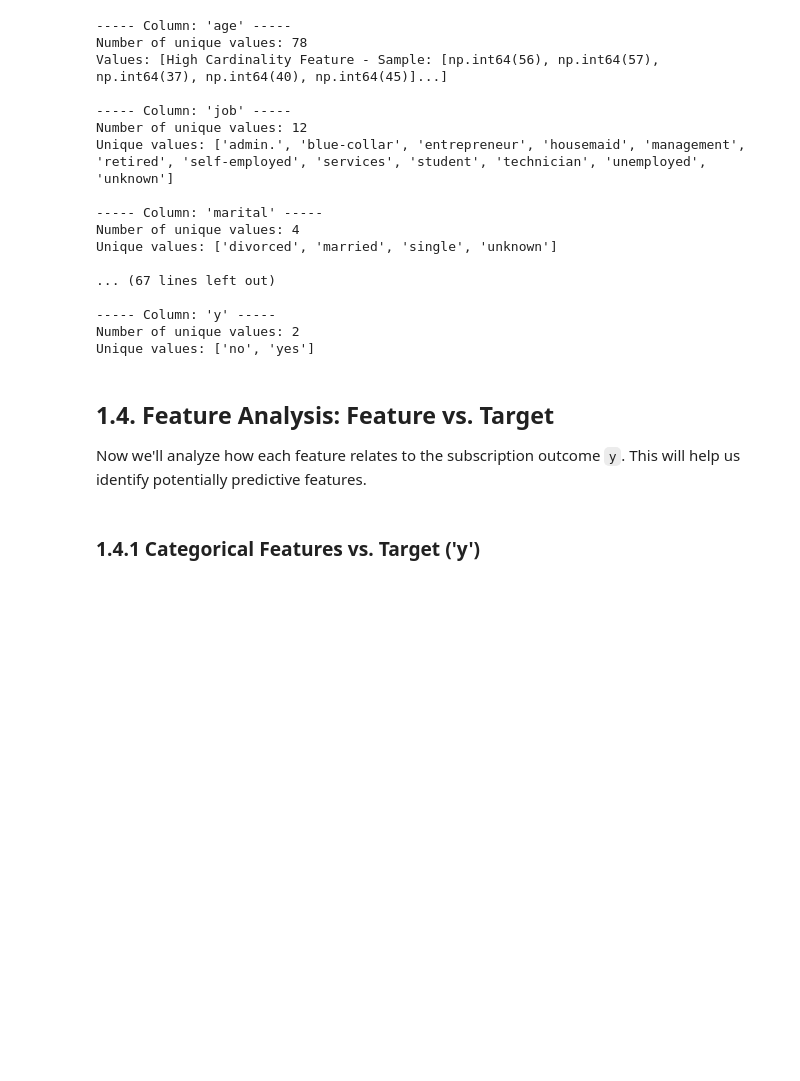
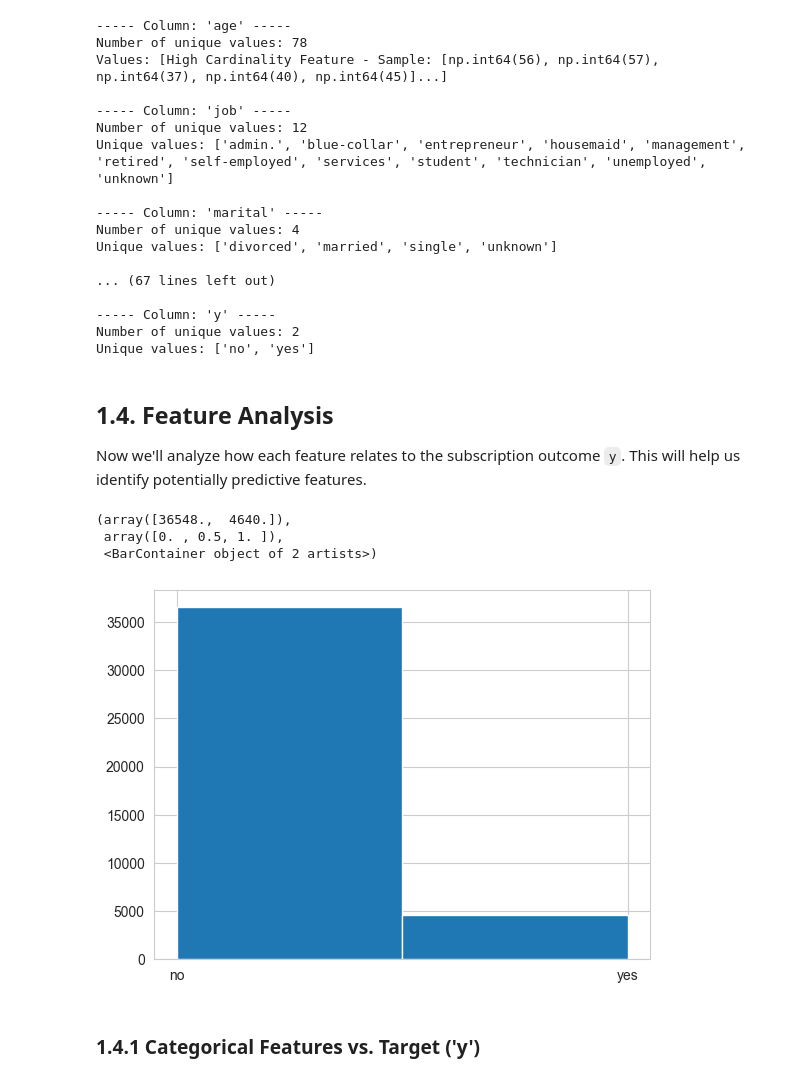
Before and after one commit to TomyLeHuy/xai_capstone, a Jupyter notebook: notebook.ipynb, the cells around one changed output. Saved outputs shown, nothing was run; the diff lists cells and outputs as text; code cells hidden in the pictures; blank space fills up the shorter version.

```diff
--- a/notebook.ipynb
+++ b/notebook.ipynb
@@ -172,9 +183,17 @@ Unique values: ['divorced', 'married', 'single', 'unknown']
 Number of unique values: 2
 Unique values: ['no', 'yes']
 # %% [markdown]
-## 1.4. Feature Analysis: Feature vs. Target
+## 1.4. Feature Analysis
 
 Now we'll analyze how each feature relates to the subscription outcome `y`. This will help us identify potentially predictive features.
+# %%
+# plot y distribution
+plt.hist(bank_additional_full_df["y"], bins=2)
+# %% [output]
+(array([36548.,  4640.]),
+ array([0. , 0.5, 1. ]),
+ <BarContainer object of 2 artists>)
+[figure, added]
 # %% [markdown]
 ### 1.4.1 Categorical Features vs. Target ('y')
 # %%
```
Also changed, not shown: parts of 44 cells of this notebook, 1 other file.
